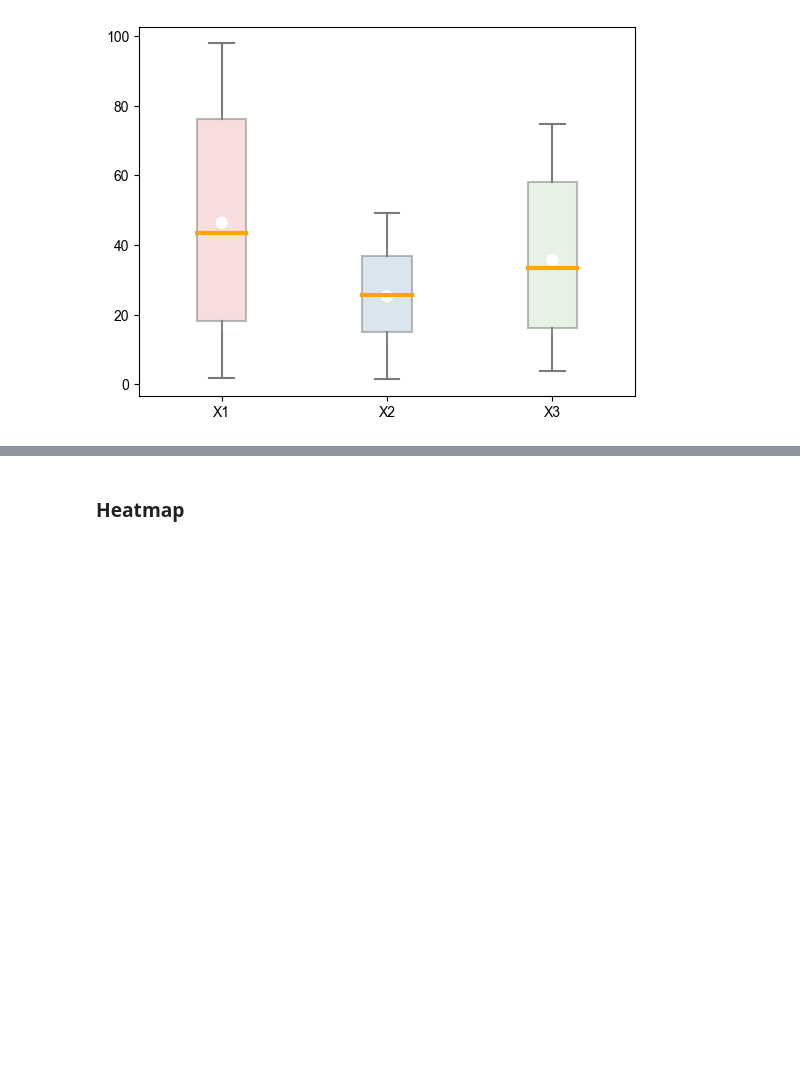
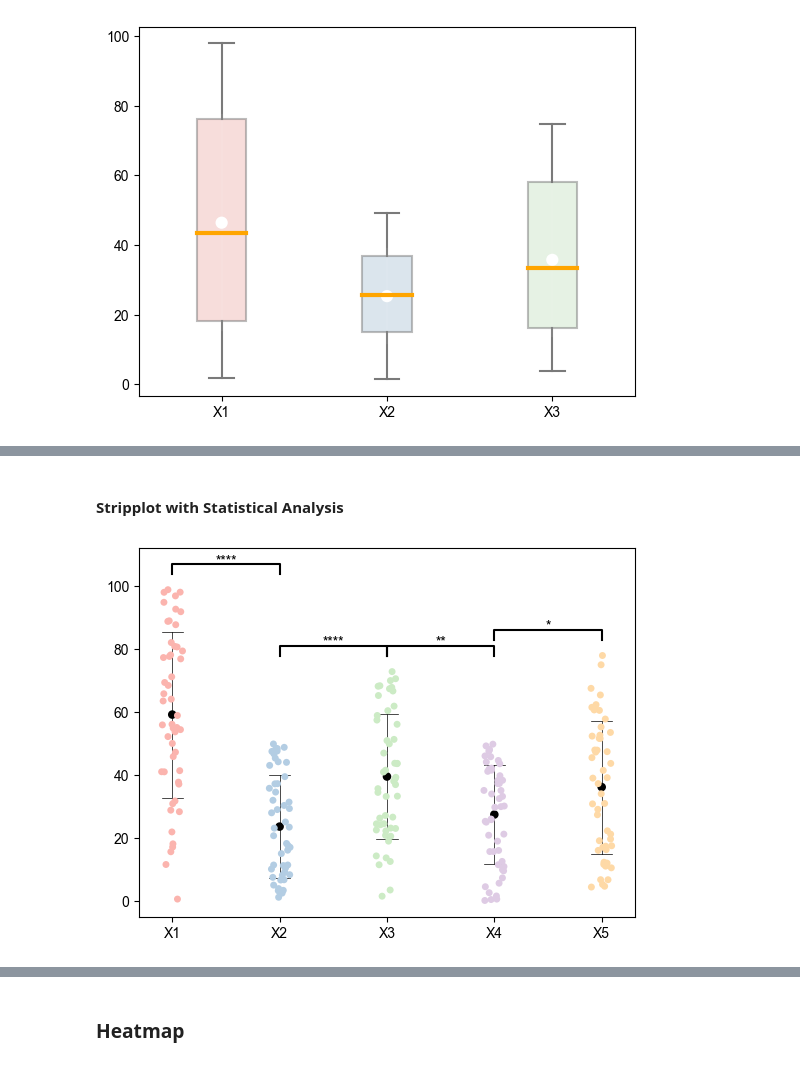
Before and after one commit to akim0919/Visualization, a Jupyter notebook: 2Dplot.ipynb, the cells around one changed output, grey strips where cells are left out. Saved outputs shown, nothing was run; the diff lists cells and outputs as text; code cells hidden in the pictures; blank space fills up the shorter version.

```diff
--- a/2Dplot.ipynb
+++ b/2Dplot.ipynb
@@ -277,0 +301,55 @@ ax1 = sns.pointplot(data = dfData, estimator = np.mean, join = False, markers =
+# %% [markdown]
+#### Stripplot with Statistical Analysis
+# %%
+from scipy import stats
+
+xLabel = ['X1', 'X2', 'X3', 'X4', 'X5']
+yArray = np.array([np.random.uniform(0, 100, size=50),
+                   np.random.uniform(0, 50, size=50),
+                   np.random.uniform(0, 75, size=50),
+                   np.random.uniform(0, 50, size=50),
+                   np.random.uniform(0, 80, size=50)])
+
+dfData = pd.DataFrame(yArray.T, columns=xLabel)
+
+colors = sns.color_palette("Pastel1", len(xLabel))
+
+ax = sns.stripplot(data=dfData, palette=colors, size=5)
+ax1 = sns.pointplot(data=dfData, estimator='mean', errorbar='sd', join=False, markers='o',
+                    scale=0.7, errwidth=0.5, capsize=0.2, color='black')
+
+# Perform t-tests between pairs of columns
+pairs = [('X1', 'X2'), ('X2', 'X3'), ('X3', 'X4'), ('X4', 'X5')]
+
+# Define significance levels and stars
+def get_star_annotation(pVal):
+    if pVal < 0.0001:
+        return '****'
+    elif pVal < 0.001:
+        return '***'
+    elif pVal < 0.01:
+        return '**'
+    elif pVal < 0.05:
+        return '*'
+    else:
+        return 'ns'  # Not significant
+
+# Annotate the plot with significance stars
+for (x1, x2) in pairs:
+    t_stat, pVal = stats.ttest_ind(dfData[x1], dfData[x2])
+
+    # Get the appropriate star annotation
+    annotation = get_star_annotation(pVal)
+
+    # Determine where to place the annotation on the plot
+    yMax = dfData[[x1, x2]].max().max()  # Get the max y-value for the two groups being compared
+    yPos = yMax + 5
+    height = 3
+
+    # Plot the significance lines and annotation
+    x1Pos = xLabel.index(x1)
+    x2Pos = xLabel.index(x2)
+    ax.plot([x1Pos, x1Pos, x2Pos, x2Pos], [yPos, yPos + height, yPos + height, yPos], lw=1.5, c='black')
+    ax.text((x1Pos + x2Pos) / 2, yPos + h, annotation, ha='center', va='bottom', color='black')
+# %% [output]
+[figure, added]
```
Also changed, not shown: parts of 8 cells of this notebook, 1 other file.
